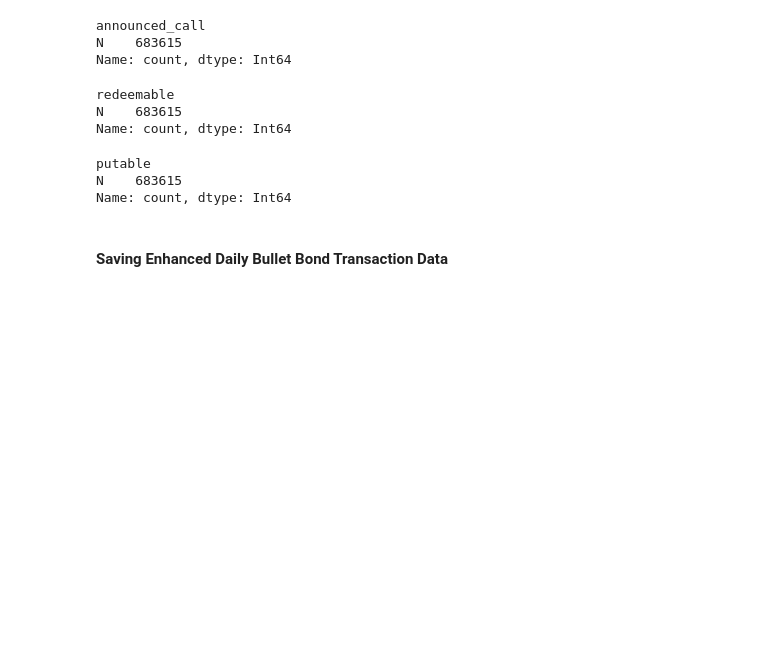
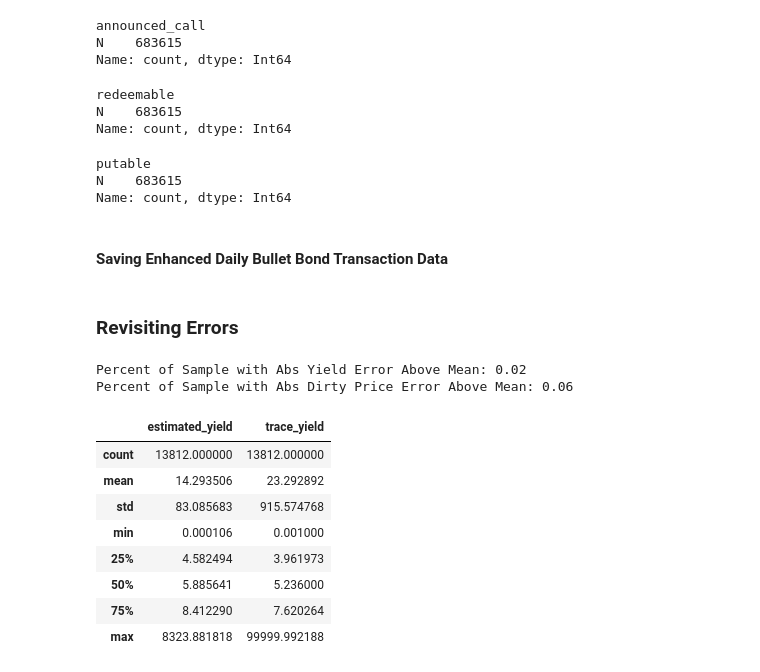
Before and after one commit to WilliamV1503/Duration-Adjusted-Bond-Returns, a Jupyter notebook: corporate_bond_duration_matched_treasury_pricing.ipynb, the cells around one changed output. Saved outputs shown, nothing was run; the diff lists cells and outputs as text; code cells hidden in the pictures; blank space fills up the shorter version.

```diff
--- a/corporate_bond_duration_matched_treasury_pricing.ipynb
+++ b/corporate_bond_duration_matched_treasury_pricing.ipynb
@@ -2194,3 +2194,34 @@ new_ordered_cols = [
 # %%
 final_daily_bullet_df = daily_bullet_df[new_ordered_cols].copy()
 final_daily_bullet_df.to_parquet(processed_data_file_path + "enhanced_daily_bullet_bond_transaction_data.parquet", engine="pyarrow")
+# %% [markdown]
+### Revisiting Errors
+# %%
+final_daily_bullet_df = pd.read_parquet(processed_data_file_path + "enhanced_daily_bullet_bond_transaction_data.parquet",engine="pyarrow")
+# %%
+final_daily_bullet_df["yield_abs_error"] = abs(final_daily_bullet_df["estimated_yield"] - final_daily_bullet_df["trace_yield"])
+final_daily_bullet_df["dirty_price_abs_error"] = abs(final_daily_bullet_df["estimated_dirty_price"] - final_daily_bullet_df["trace_dirty_price"])
+# %%
+yield_error_above_mean_df = final_daily_bullet_df[(final_daily_bullet_df["yield_abs_error"]*100 > 27)]
+dirty_price_error_above_mean_df = final_daily_bullet_df[(final_daily_bullet_df["dirty_price_abs_error"] > 0.88)]
+# %%
+yield_error_above_mean_pct = len(yield_error_above_mean_df) / len(final_daily_bullet_df)
+dirty_price_error_above_mean_pct = len(dirty_price_error_above_mean_df) / len(final_daily_bullet_df)
+
+print(f"Percent of Sample with Abs Yield Error Above Mean: {yield_error_above_mean_pct:.2f}")
+print(f"Percent of Sample with Abs Dirty Price Error Above Mean: {dirty_price_error_above_mean_pct:.2f}")
+# %% [output]
+Percent of Sample with Abs Yield Error Above Mean: 0.02
+Percent of Sample with Abs Dirty Price Error Above Mean: 0.06
+# %%
+yield_error_above_mean_df[["estimated_yield", "trace_yield"]].describe()
+# %% [output]
+|  | estimated_yield | trace_yield |
+| count | 13812.000000 | 13812.000000 |
+| mean | 14.293506 | 23.292892 |
+| std | 83.085683 | 915.574768 |
+| min | 0.000106 | 0.001000 |
+| 25% | 4.582494 | 3.961973 |
+| 50% | 5.885641 | 5.236000 |
+| 75% | 8.412290 | 7.620264 |
+| max | 8323.881818 | 99999.992188 |
```
Also changed, not shown: parts of 19 cells of this notebook.
